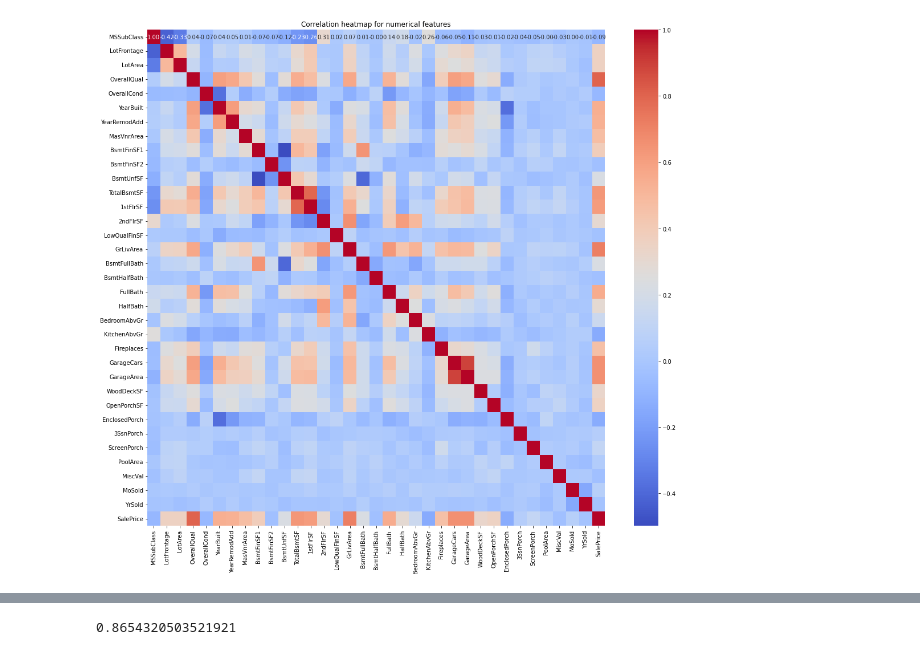
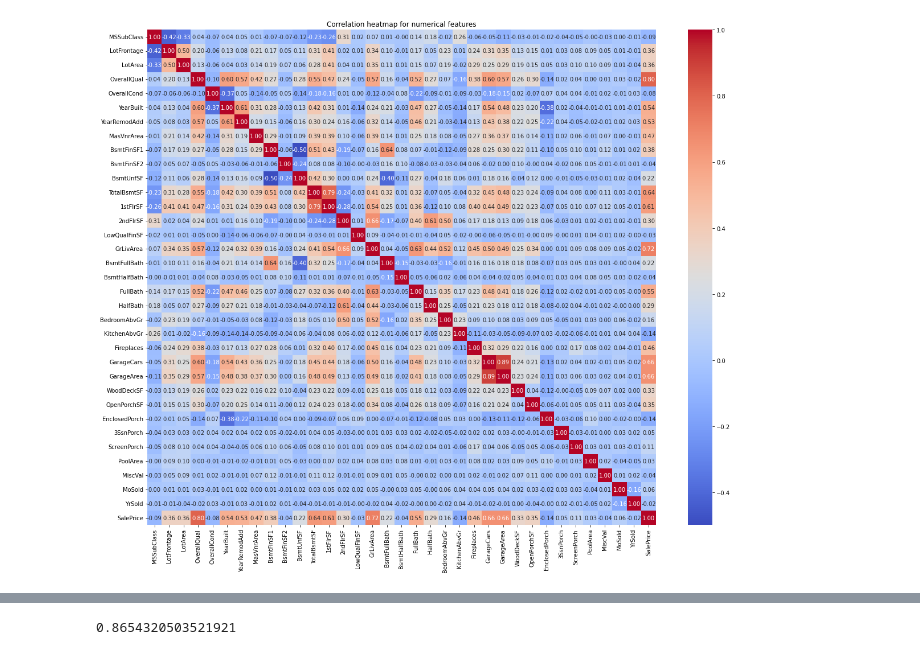
Before and after one commit to bronkaeux/house_price, a Jupyter notebook: catboost.ipynb, the cells around one changed output, grey strips where cells are left out. Cells and saved outputs as stored; diff of their text form; code cells hidden in the pictures.

```diff
--- a/catboost.ipynb
+++ b/catboost.ipynb
@@ -26,11 +26,11 @@ Data columns (total 74 columns):
 dtypes: float64(11), int64(24), object(39)
 memory usage: 1.6+ MB
 # %%
-plt.figure(figsize=(18,16))
+plt.figure(figsize=(20,16))
 sns.heatmap(df.corr(),annot=True,cmap='coolwarm',fmt='.2f')
 plt.title('Correlation heatmap for numerical features');
 # %% [output]
-[figure, old version]
+[figure, new version]
 # %%
 df = pd.get_dummies(df, drop_first=True)
 # %%
```
Also changed, not shown: parts of 15 cells of this notebook, 5 other files.
